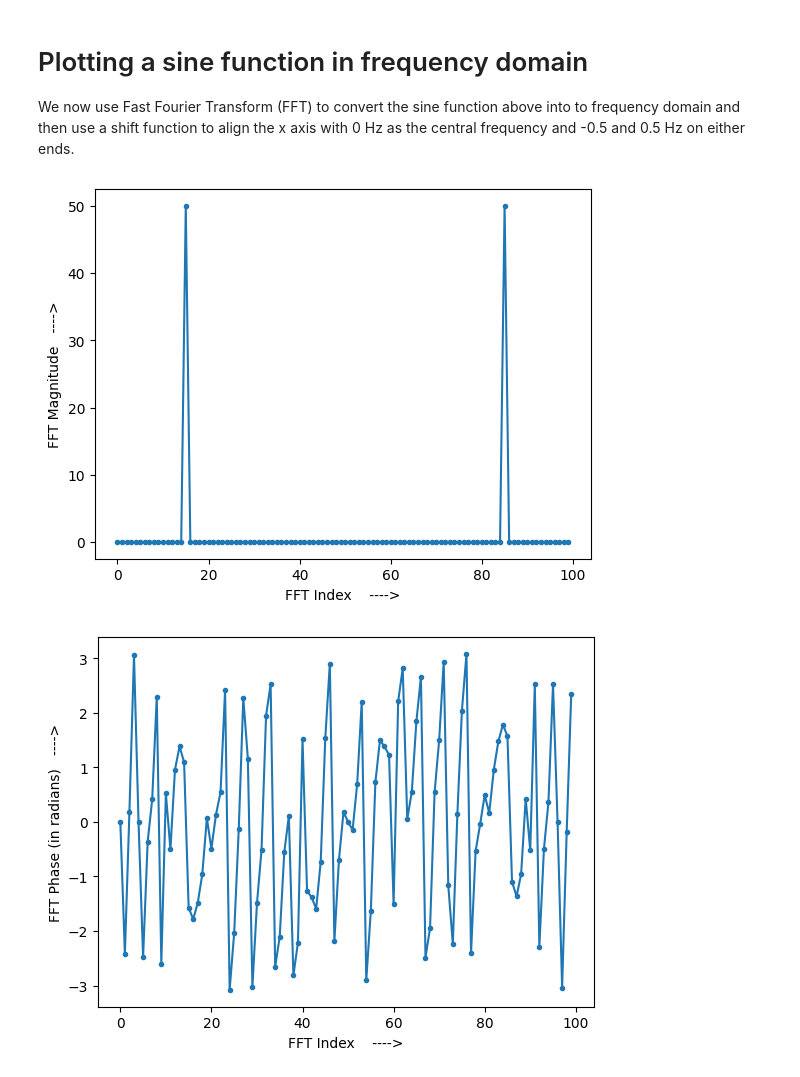
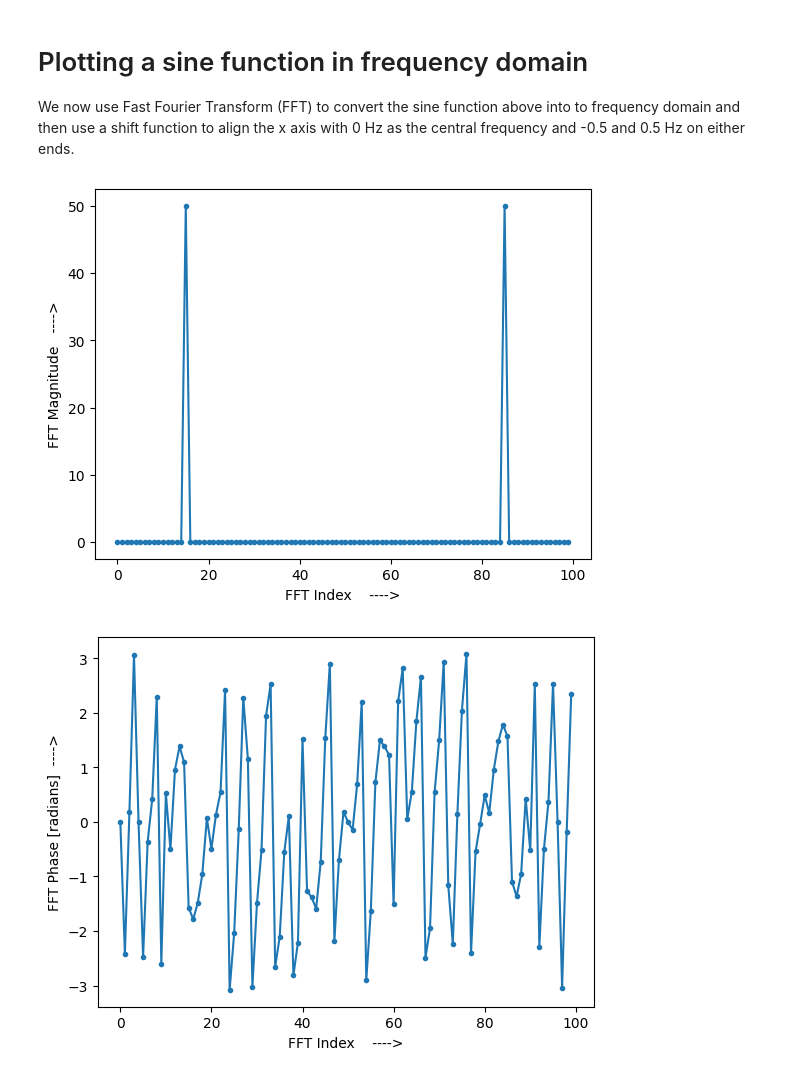
Before and after one commit to rstar900/PySDR, a Jupyter notebook: 01_frequency_domain.ipynb, the cells around one changed output. Drawn from its saved outputs; the diff is of its cells as text; code cells hidden in the pictures.

```diff
--- a/01_frequency_domain.ipynb
+++ b/01_frequency_domain.ipynb
@@ -7,11 +7,11 @@ import numpy as np
 import matplotlib.pyplot as plt
 
 # Frequency of the wave
-f = 0.15
+F = 0.15
 # 100s Time array (x-axis) (from 0-99s)
 t = np.arange(100)
 # Sine function with f = 0.15 Hz sampled for 100s
-s = np.sin(2 * np.pi * f * t)
+s = np.sin(2 * np.pi * F * t)
 
 # Create and disply the plot in time domain
 plt.plot(t, s, '.-')
@@ -27,25 +27,25 @@ We now use Fast Fourier Transform (FFT) to convert the sine function above into
 # %%
 # The FFT of the sine function
 S = np.fft.fft(s)
 # Magnitude of this function
 S_mag = np.abs(S)
 # Phase of this function in radians
 S_phase = np.angle(S)
 
 # Plot the graph for magnitude
 plt.figure(0)
 plt.plot(t, S_mag, '.-')
 plt.xlabel('FFT Index    ---->')
 plt.ylabel('FFT Magnitude   ---->')
 
 # Plot the graph for phase
 plt.figure(1)
 plt.plot(t, S_phase, '.-')
 plt.xlabel('FFT Index    ---->')
-plt.ylabel('FFT Phase (in radians)   ---->')
+plt.ylabel('FFT Phase [radians]  ---->')
 
 # Display both the plots
 plt.show()
 # %% [output]
 [figure]
-[figure, old version]
+[figure, new version]
```
Also changed, not shown: parts of 3 cells of this notebook.
